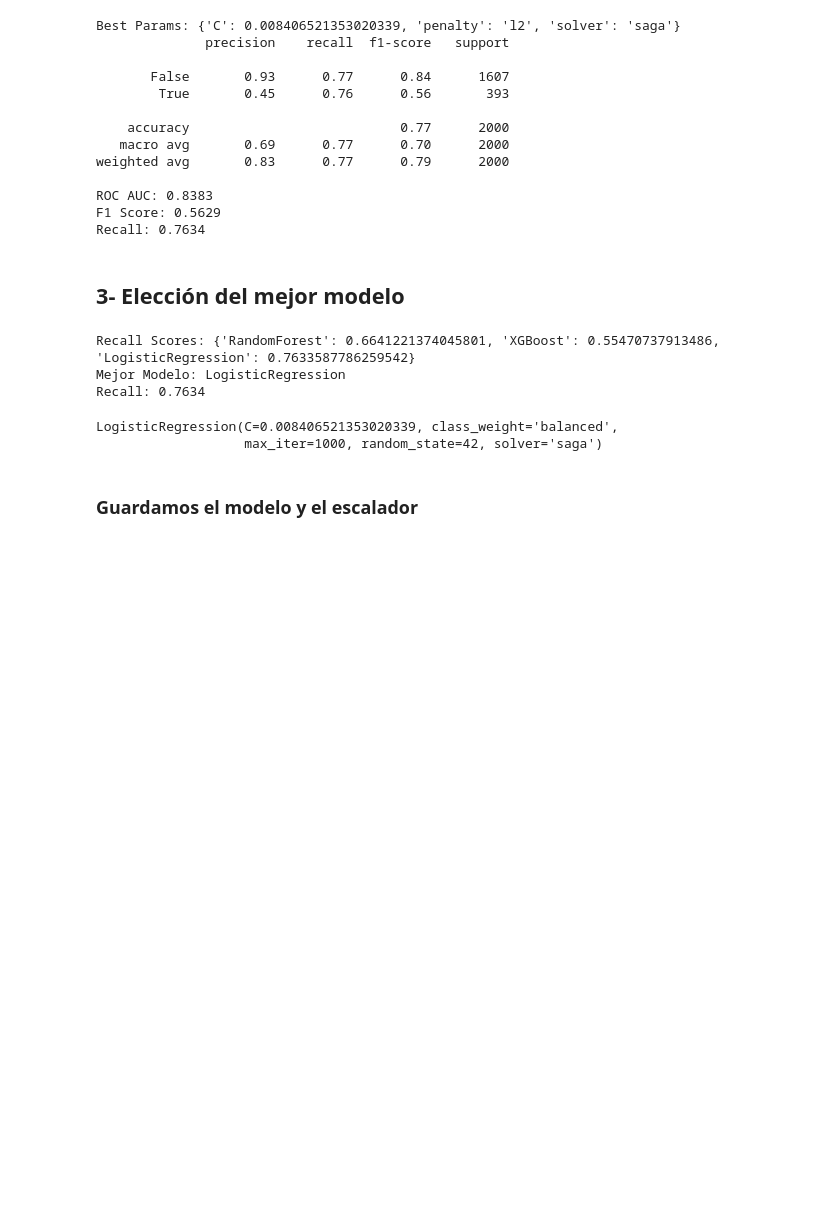
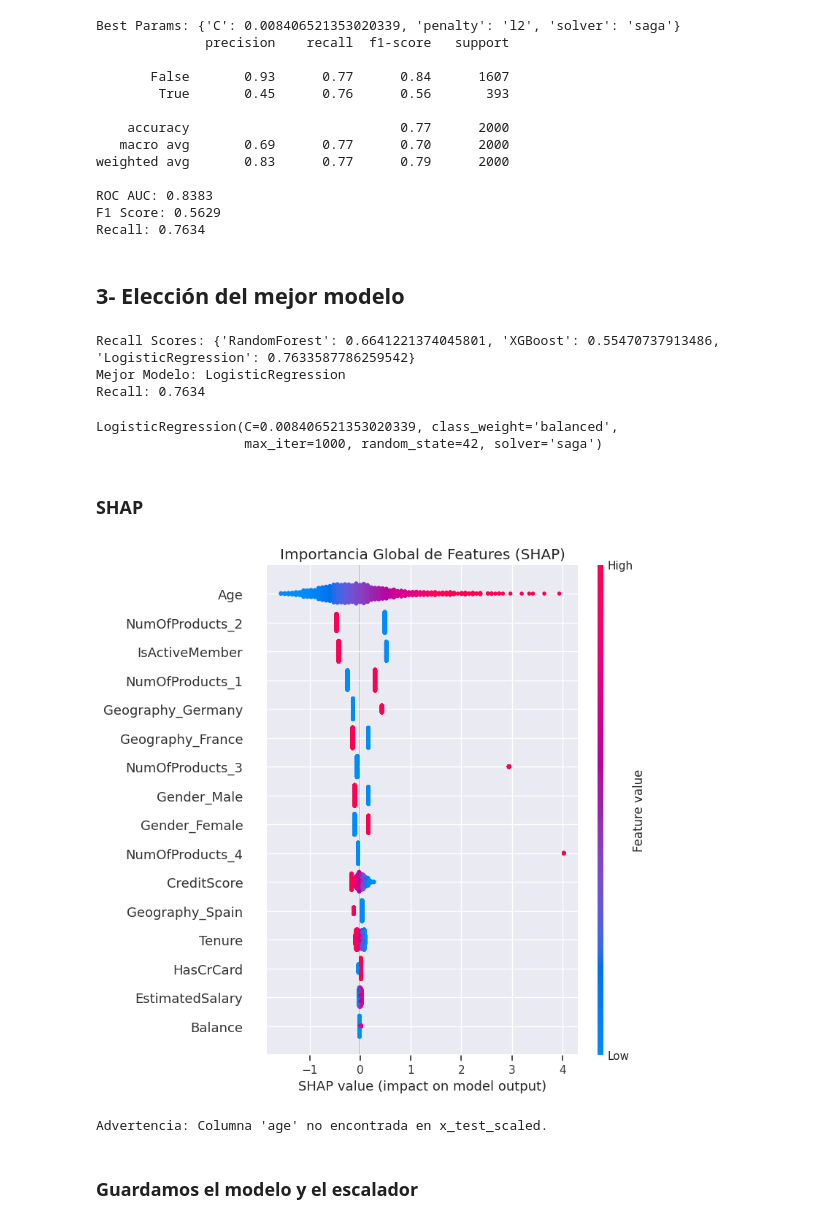
Before and after one commit to ITRoselloSignoris/Prediccion-de-Churn-y-Retencion-de-Clientes-para-FinTech, a Jupyter notebook: src/notebooks/training.ipynb, the cells around one changed output. Drawn from its saved outputs; the diff is of its cells as text; code cells hidden in the pictures; blank space fills up the shorter version.

Commit message:
[UPDATE]Añadí gráfico shap al deployment

```diff
--- a/src/notebooks/training.ipynb
+++ b/src/notebooks/training.ipynb
@@ -525,0 +524,2 @@ from sklearn.metrics import precision_score
+# %% [markdown]
+### SHAP
@@ -526,3 +528,39 @@ from sklearn.metrics import precision_score
+# %%
+# Creamos el Explainer (LinearExplainer para LR)
+# Usamos x_train_scaled como datos de fondo
+explainer = shap.LinearExplainer(best_model, x_train_scaled)
+
+# Calculamos SHAP values para el test set escalado
+shap_values = explainer(x_test_scaled)
+
+# Accedemos a los valores (para LinearExplainer)
+shap_values_for_plot = shap_values.values if hasattr(shap_values, 'values') else shap_values
+# %%
+plt.figure()
+shap.summary_plot(shap_values_for_plot, x_test_scaled, show=False, plot_type="dot")
+plt.title("Importancia Global de Features (SHAP)")
+plt.tight_layout()
+
+# Guardamos en deployment para el dashboard
+plt.savefig("../../deployment/shap_plots/shap_summary.png", bbox_inches='tight')
+# %% [output]
+[figure, added]
+# %%
+feature_to_plot = 'age'
+if feature_to_plot in x_test_scaled.columns:
+        plt.figure()
+        shap.dependence_plot(feature_to_plot, shap_values_for_plot, x_test_scaled,
+                            feature_names=x_test_scaled.columns,
+                            interaction_index=None, show=False)
+        plt.title(f"Impacto de '{feature_to_plot.capitalize()}' en la Predicción (SHAP)")
+        plt.tight_layout()
+        plt.savefig(f"../../deployment/shap_plots/shap_dependence_{feature_to_plot}.png", bbox_inches='tight')
+else:
+        print(f"Advertencia: Columna '{feature_to_plot}' no encontrada en x_test_scaled.")
+
+plt.close('all')
+# %% [output]
+Advertencia: Columna 'age' no encontrada en x_test_scaled.
 # %% [markdown]
 ### Guardamos el modelo y el escalador
 # %%
```
Also changed, not shown: parts of 7 cells of this notebook, 1 other file.
